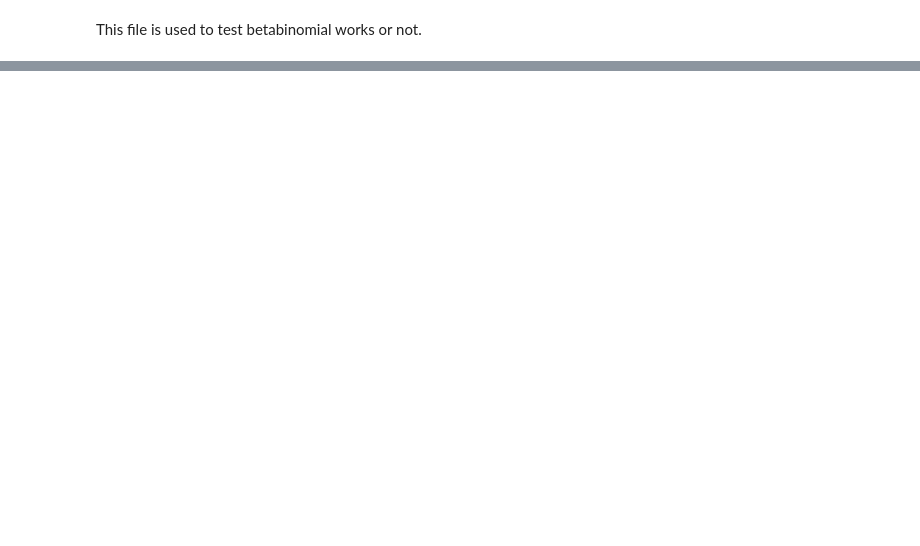
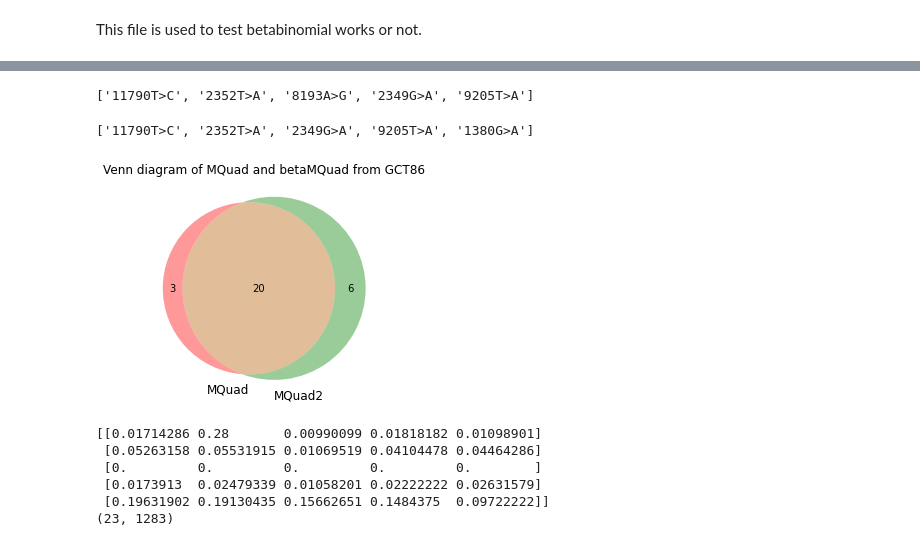
Before and after one commit to linxy29/MQuad2, a Jupyter notebook: test_betabin.ipynb, the cells around one changed output, grey strips where cells are left out. Cells and saved outputs as stored; diff of their text form; code cells hidden in the pictures; blank space fills up the shorter version.

Commit message:
test betabin

```diff
--- a/test_betabin.ipynb
+++ b/test_betabin.ipynb
@@ -76,0 +11,51 @@ DP = mmread("/home/linxy29/data/maester/oagct/" + sample + "/maester_mquad/cellS
+# %%
+## MQuad
+sample = "gct86"
+AD_bin = mmread("/home/linxy29/data/maester/oagct/" + sample + "/maester_mquad/passed_ad.mtx")
+DP_bin = mmread("/home/linxy29/data/maester/oagct/" + sample + "/maester_mquad/passed_dp.mtx")
+# read the variant names txt file
+with open("/home/linxy29/data/maester/oagct/" + sample + "/maester_mquad/passed_variant_names.txt", "r") as f:
+    var_names_bin = f.readlines()
+    # remove the newline character
+    var_names_bin = [x.strip() for x in var_names_bin]
+AD_bin.shape
+var_names_bin[0:5]
+# %% [output]
+['11790T>C', '2352T>A', '8193A>G', '2349G>A', '9205T>A']
+# %%
+## MQuad2
+AD_betabin = mmread("/home/linxy29/data/maester/oagct/" + sample + "/maester_betamquad/passed_ad.mtx")
+DP_betabin = mmread("/home/linxy29/data/maester/oagct/" + sample + "/maester_betamquad/passed_dp.mtx")
+# read the variant names txt file
+with open("/home/linxy29/data/maester/oagct/" + sample + "/maester_betamquad/passed_variant_names.txt", "r") as f:
+    var_names_betabin = f.readlines()
+    # remove the newline character
+    var_names_betabin = [x.strip() for x in var_names_betabin]
+AD_betabin.shape
+var_names_betabin[0:5]
+# %% [output]
+['11790T>C', '2352T>A', '2349G>A', '9205T>A', '1380G>A']
+# %%
+# plot the venndiagram of variants selected by MQuad and MQuad2
+venn2([set(var_names_bin), set(var_names_betabin)], set_labels = ('MQuad', 'MQuad2'))
+# Add a title
+plt.title('Venn diagram of MQuad and betaMQuad from GCT86')
+
+# Save the plot
+plt.savefig('analysis_plots/venn_diagram.png')
+plt.show()
+# %% [output]
+[figure, added]
+# %%
+# plot the allel frequency of each selected SNPs
+AF_bin = AD_bin / DP_bin
+AF_betabin = AD_betabin / DP_betabin
+print(AF_bin[0:5, 0:5])
+print(AF_bin.shape)
+# %% [output]
+[[0.01714286 0.28       0.00990099 0.01818182 0.01098901]
+ [0.05263158 0.05531915 0.01069519 0.04104478 0.04464286]
+ [0.         0.         0.         0.         0.        ]
+ [0.0173913  0.02479339 0.01058201 0.02222222 0.02631579]
+ [0.19631902 0.19130435 0.15662651 0.1484375  0.09722222]]
+(23, 1283)
```
Also changed, not shown: parts of 16 cells of this notebook, 1 other file.
